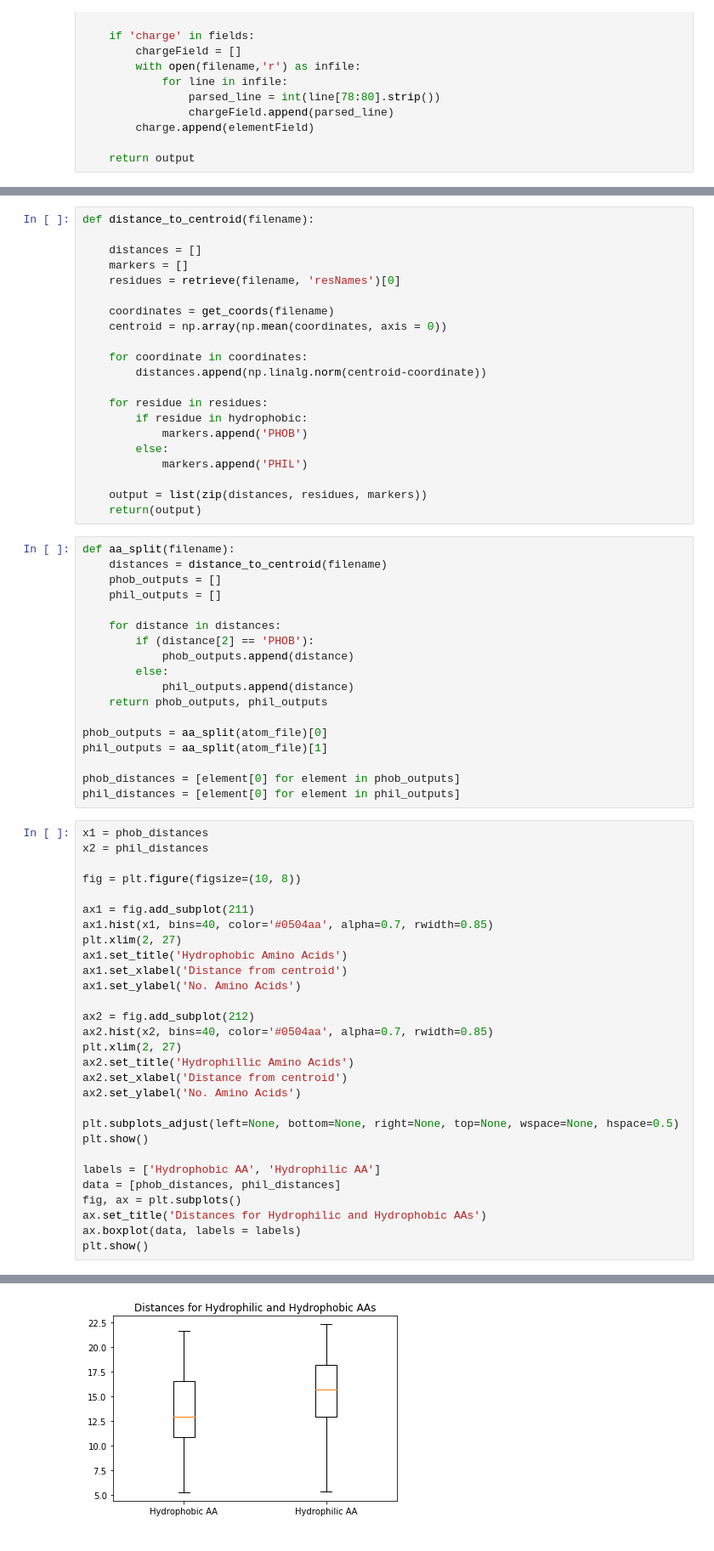
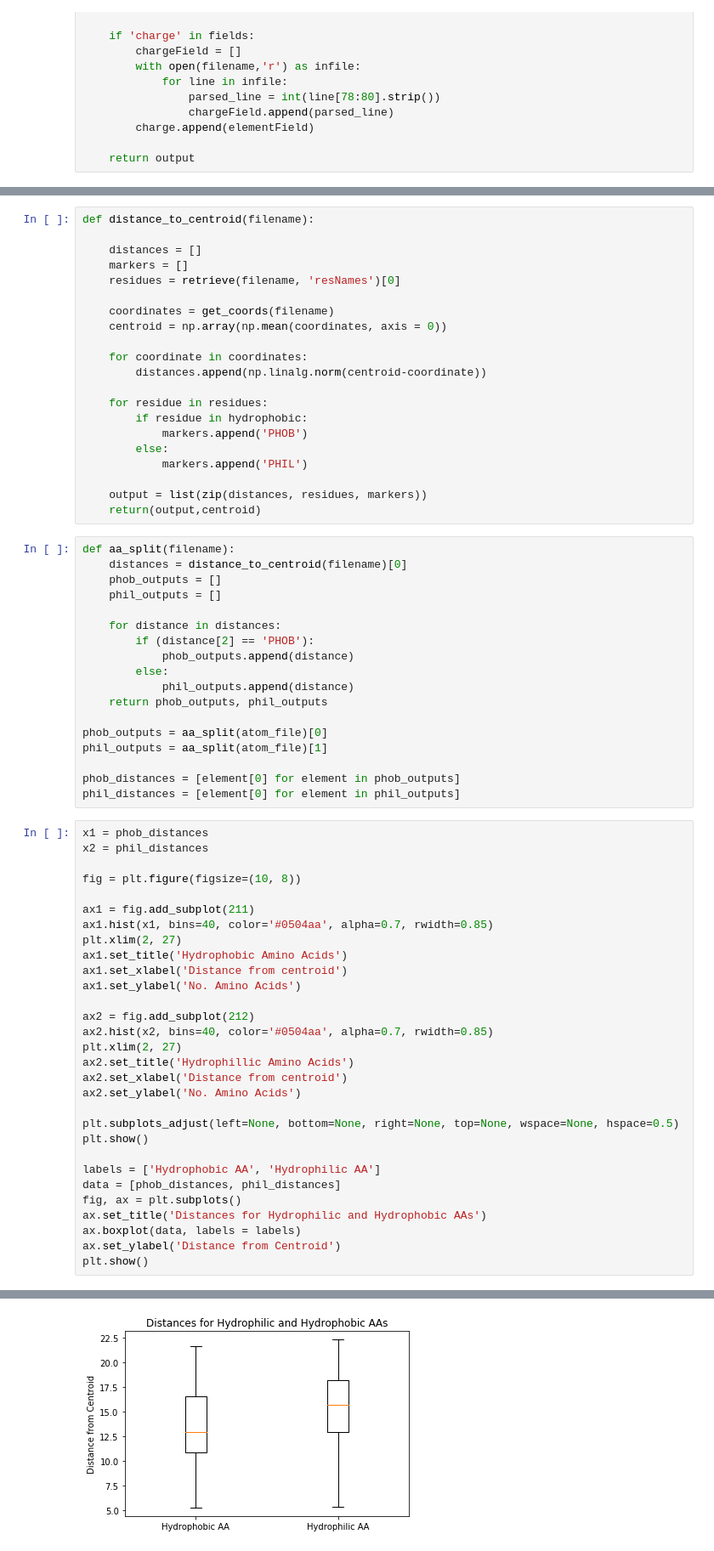
Before and after one commit to JamesDanielOReilly/Practical-Bioinformatics, a Jupyter notebook: Leuven-Coursework-2/coursework_2.ipynb, the cells around one changed output, grey strips where cells are left out. Shown: that part at 85% size. Drawn from its saved outputs; the diff is of its cells as text.

```diff
--- a/Leuven-Coursework-2/coursework_2.ipynb
+++ b/Leuven-Coursework-2/coursework_2.ipynb
@@ -226,10 +226,10 @@ def distance_to_centroid(filename):
             markers.append('PHIL')
 
     output = list(zip(distances, residues, markers))
-    return(output)
+    return(output,centroid)
 # %%
 def aa_split(filename):
-    distances = distance_to_centroid(filename)
+    distances = distance_to_centroid(filename)[0]
     phob_outputs = []
     phil_outputs = []
 
@@ -273,5 +273,6 @@ data = [phob_distances, phil_distances]
 fig, ax = plt.subplots()
 ax.set_title('Distances for Hydrophilic and Hydrophobic AAs')
 ax.boxplot(data, labels = labels)
+ax.set_ylabel('Distance from Centroid')
 plt.show()
 # %% [output]
@@ -279 +280 @@ plt.show()
-[figure, old version]
+[figure, new version]
```
Also changed, not shown: parts of 8 cells of this notebook.
